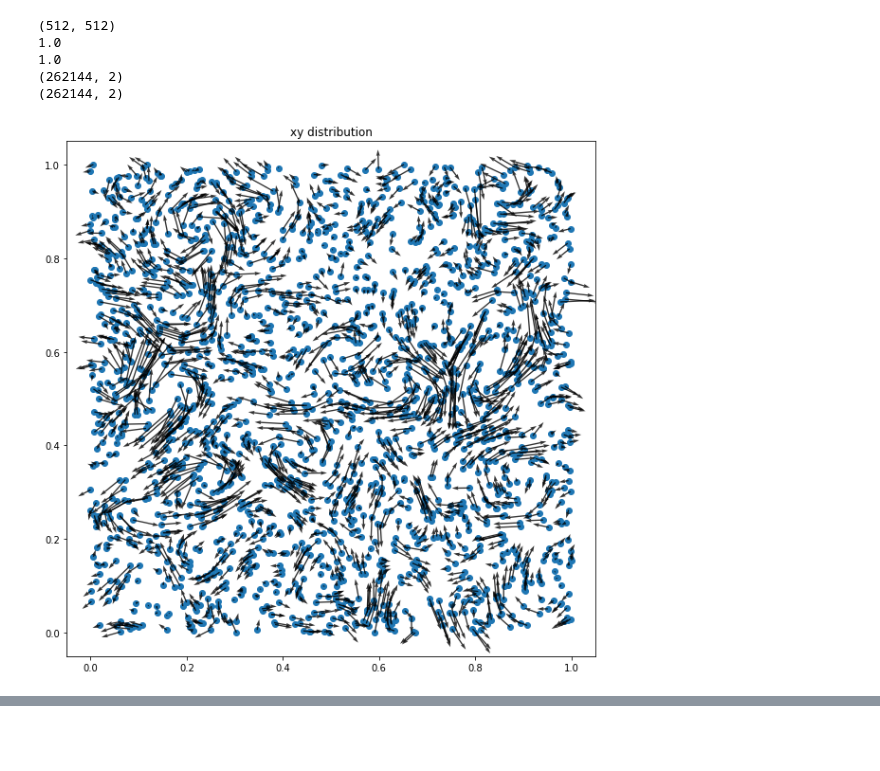
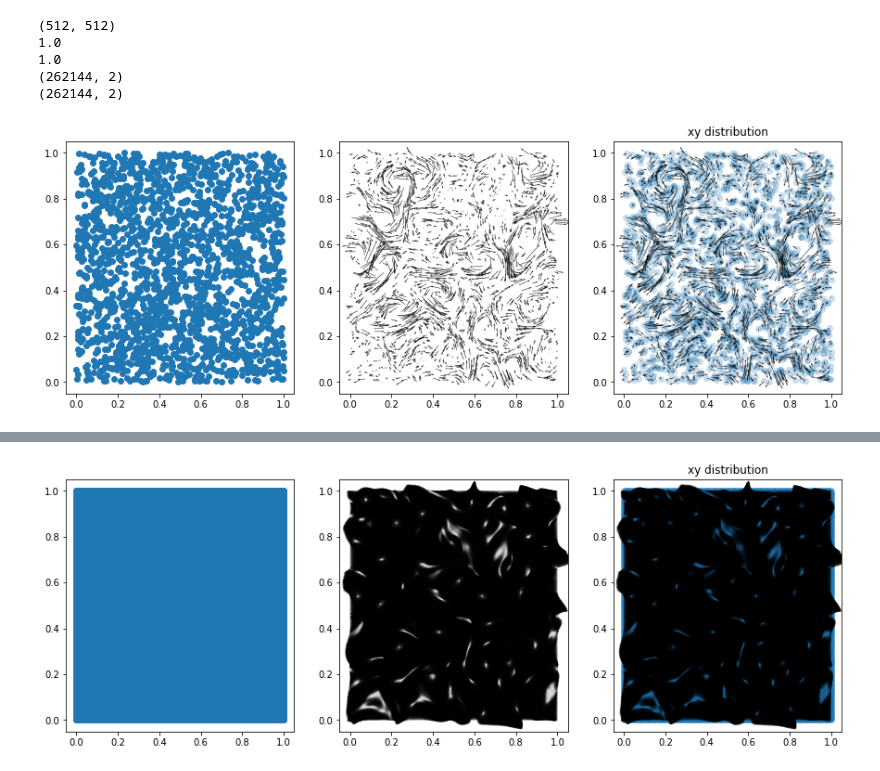
Before and after one commit to Chutlhu/TurboSuperResultion, a Jupyter notebook: deliverable/[Report] March 2022 - presentation Cominlabs.ipynb, the cells around one changed output, grey strips where cells are left out. Cells and saved outputs as stored; diff of their text form; code cells hidden in the pictures; blank space fills up the shorter version.

```diff
--- a/deliverable/[Report] March 2022 - presentation Cominlabs.ipynb
+++ b/deliverable/[Report] March 2022 - presentation Cominlabs.ipynb
@@ -124,46 +125,49 @@ xy_smp = xy_smp.reshape(R_smp**2, 2)
 uv_smp = uv_smp.reshape(R_smp**2, 2)
 
 uv_smp = uv_smp/np.max(np.abs(uv_smp))
-print(np.max(np.abs(xy_smp)))
-print(np.max(np.abs(uv_smp)))
-
-print(uv_smp.shape)
-print(xy_smp.shape)
 
 max_res = 256
 
-# subsample for TEST
-ppp_test = 0.07
-N_test = int((max_res**2) * ppp_test)
-idx_test = np.random.randint(0, R_smp**2, size=N_test)
+# # subsample for TEST
+# ppp_test = 0.07
+# N_test = int((max_res**2) * ppp_test)
+# idx_test = np.random.randint(0, R_smp**2, size=N_test)
 
 ppp_train = 0.03
 N_train = int((max_res**2)*ppp_train)
 idx_train = np.random.randint(0, R_smp**2, size=N_train)
 
 data['offgrid'] = {
-    'lr' : {'xy' :  xy_smp[idx_train,:], 'uv' : uv_smp[idx_train,:], 'R' : idx_train.shape[0]},
-    'hr' : {'xy' :  xy_smp[idx_test,:],  'uv' : uv_smp[idx_test,:],  'R' : idx_test.shape[0]}
+    'lr' : {'xy' :  xy_smp[idx_train,:],
+            'uv' : uv_smp[idx_train,:],
+            'R' : idx_train.shape[0]},
+    'mr' : data['ongrid']['mr'],
+    'hr' : data['ongrid']['hr']
 }
 
 
-for res in ['lr', 'hr']:
+for res in ['lr', 'mr', 'hr']:
     x = data['offgrid'][res]['xy'][...,0]
     y = data['offgrid'][res]['xy'][...,1]
     u = data['offgrid'][res]['uv'][...,0]
     v = data['offgrid'][res]['uv'][...,1]
 
-    plt.figure(figsize=(10,10))
+    plt.figure(figsize=(15,5))
+    plt.subplot(131)
+    plt.scatter(x, y)
+    plt.subplot(132)
+    plt.quiver(x[::ds], y[::ds], u[::ds], v[::ds], scale=10, alpha=0.8)
+
+    plt.subplot(133)
     plt.title('xy distribution')
-    plt.scatter(x, y)
-
+    plt.scatter(x, y, alpha=0.2)
     ds = 1
     plt.quiver(x[::ds], y[::ds], u[::ds], v[::ds], scale=10, alpha=0.8)
     plt.show()
 # %% [output]
 (512, 512)
 1.0
 1.0
 (262144, 2)
 (262144, 2)
-[figure, old version]
+[figure, new version]
@@ -171,3 +175,4 @@ for res in ['lr', 'hr']:
+[figure, added]
 # %%
 class MyDataset(torch.utils.data.Dataset):
     'Characterizes a dataset for PyTorch'
```
Also changed, not shown: parts of 7 cells of this notebook, 51 other files.
